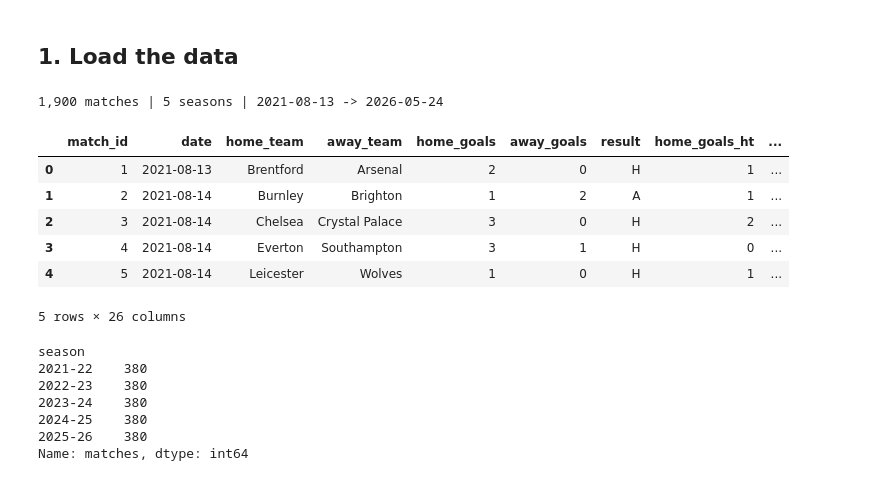
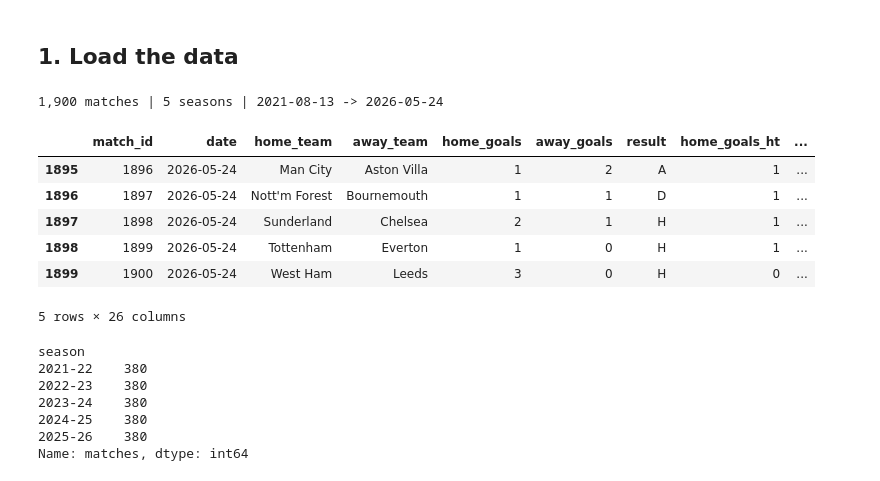
Before and after one commit to GermanVelasco06/Premier-League-Project, a Jupyter notebook: notebooks/01_eda.ipynb, the cells around one changed output. Cells and saved outputs as stored; diff of their text form; code cells hidden in the pictures.

```diff
--- a/notebooks/01_eda.ipynb
+++ b/notebooks/01_eda.ipynb
@@ -46,16 +44,16 @@ Matplotlib is building the font cache; this may take a moment.
 # %%
 matches = pd.read_csv("../data/processed/matches.csv", parse_dates=["date"])
 print(f"{len(matches):,} matches | {matches['season'].nunique()} seasons | "
       f"{matches['date'].min().date()} -> {matches['date'].max().date()}")
-matches.head()
+matches.tail()
 # %% [output]
 1,900 matches | 5 seasons | 2021-08-13 -> 2026-05-24
 |  | match_id | date | home_team | away_team | home_goals | away_goals | result | home_goals_ht | ... |
-| 0 | 1 | 2021-08-13 | Brentford | Arsenal | 2 | 0 | H | 1 | ... |
-| 1 | 2 | 2021-08-14 | Burnley | Brighton | 1 | 2 | A | 1 | ... |
-| 2 | 3 | 2021-08-14 | Chelsea | Crystal Palace | 3 | 0 | H | 2 | ... |
-| 3 | 4 | 2021-08-14 | Everton | Southampton | 3 | 1 | H | 0 | ... |
-| 4 | 5 | 2021-08-14 | Leicester | Wolves | 1 | 0 | H | 1 | ... |
+| 1895 | 1896 | 2026-05-24 | Man City | Aston Villa | 1 | 2 | A | 1 | ... |
+| 1896 | 1897 | 2026-05-24 | Nott'm Forest | Bournemouth | 1 | 1 | D | 1 | ... |
+| 1897 | 1898 | 2026-05-24 | Sunderland | Chelsea | 2 | 1 | H | 1 | ... |
+| 1898 | 1899 | 2026-05-24 | Tottenham | Everton | 1 | 0 | H | 1 | ... |
+| 1899 | 1900 | 2026-05-24 | West Ham | Leeds | 3 | 0 | H | 0 | ... |
 5 rows × 26 columns
 # %%
 matches.groupby("season").size().rename("matches")
```
Also changed, not shown: parts of 2 cells of this notebook, 8 other files.
